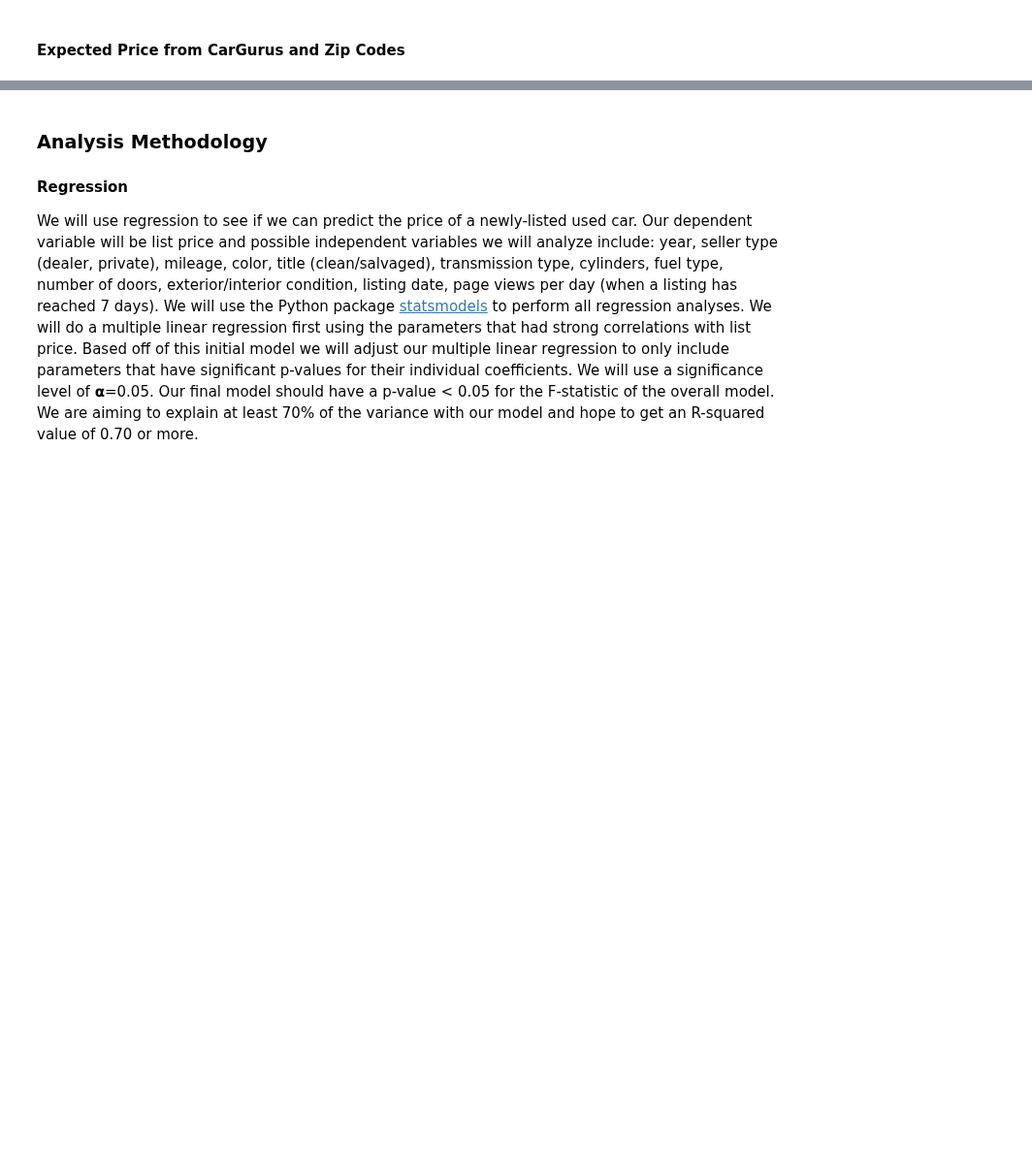
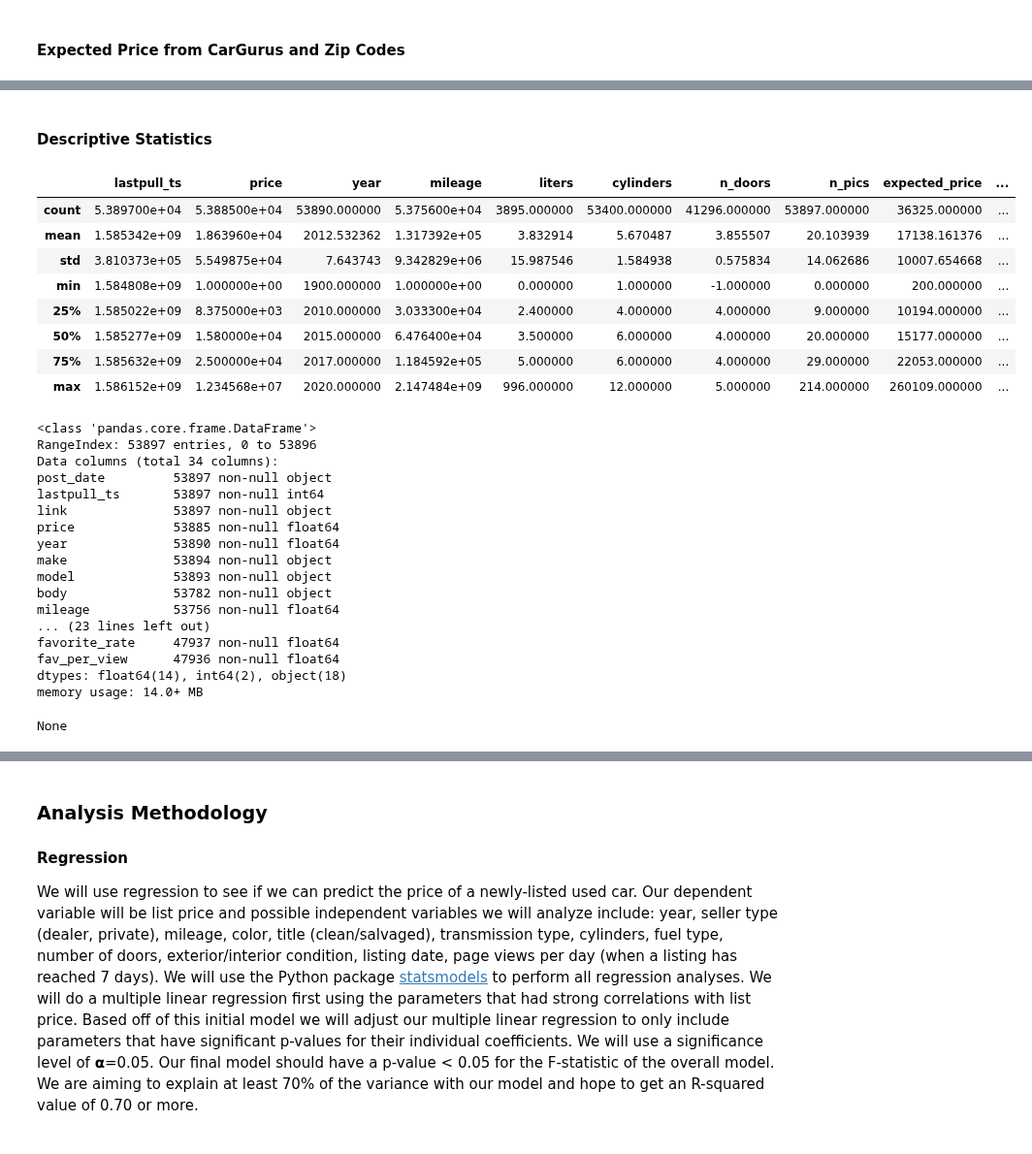
Before and after one commit to taylorch626/automodeals, a Jupyter notebook: Main.ipynb, the cells around one changed output, grey strips where cells are left out. Shown at 97% size. Saved outputs shown, nothing was run; the diff lists cells and outputs as text; code cells hidden in the pictures; blank space fills up the shorter version.

```diff
--- a/Main.ipynb
+++ b/Main.ipynb
@@ -183,0 +221,33 @@ We will visualize our data in multiple ways to check our data scraping procedure
+# %% [markdown]
+#### Descriptive Statistics
+# %%
+display(cars.describe())
+display(cars.info())
+# %% [output]
+|  | lastpull_ts | price | year | mileage | liters | cylinders | n_doors | n_pics | expected_price | ... |
+| count | 5.389700e+04 | 5.388500e+04 | 53890.000000 | 5.375600e+04 | 3895.000000 | 53400.000000 | 41296.000000 | 53897.000000 | 36325.000000 | ... |
+| mean | 1.585342e+09 | 1.863960e+04 | 2012.532362 | 1.317392e+05 | 3.832914 | 5.670487 | 3.855507 | 20.103939 | 17138.161376 | ... |
+| std | 3.810373e+05 | 5.549875e+04 | 7.643743 | 9.342829e+06 | 15.987546 | 1.584938 | 0.575834 | 14.062686 | 10007.654668 | ... |
+| min | 1.584808e+09 | 1.000000e+00 | 1900.000000 | 1.000000e+00 | 0.000000 | 1.000000 | -1.000000 | 0.000000 | 200.000000 | ... |
+| 25% | 1.585022e+09 | 8.375000e+03 | 2010.000000 | 3.033300e+04 | 2.400000 | 4.000000 | 4.000000 | 9.000000 | 10194.000000 | ... |
+| 50% | 1.585277e+09 | 1.580000e+04 | 2015.000000 | 6.476400e+04 | 3.500000 | 6.000000 | 4.000000 | 20.000000 | 15177.000000 | ... |
+| 75% | 1.585632e+09 | 2.500000e+04 | 2017.000000 | 1.184592e+05 | 5.000000 | 6.000000 | 4.000000 | 29.000000 | 22053.000000 | ... |
+| max | 1.586152e+09 | 1.234568e+07 | 2020.000000 | 2.147484e+09 | 996.000000 | 12.000000 | 5.000000 | 214.000000 | 260109.000000 | ... |
+<class 'pandas.core.frame.DataFrame'>
+RangeIndex: 53897 entries, 0 to 53896
+Data columns (total 34 columns):
+post_date         53897 non-null object
+lastpull_ts       53897 non-null int64
+link              53897 non-null object
+price             53885 non-null float64
+year              53890 non-null float64
+make              53894 non-null object
+model             53893 non-null object
+body              53782 non-null object
+mileage           53756 non-null float64
+... (23 lines left out)
+favorite_rate     47937 non-null float64
+fav_per_view      47936 non-null float64
+dtypes: float64(14), int64(2), object(18)
+memory usage: 14.0+ MB
+None
```
Also changed, not shown: parts of 10 cells of this notebook.
